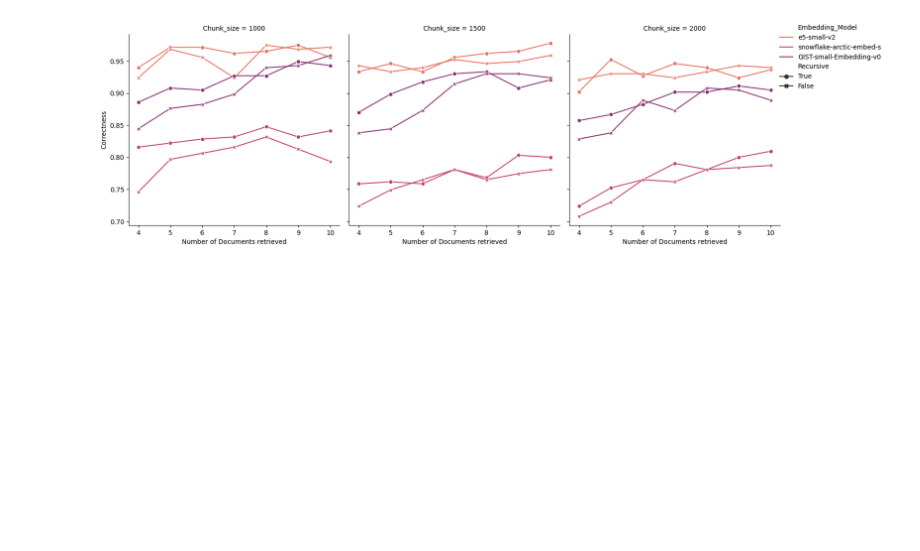
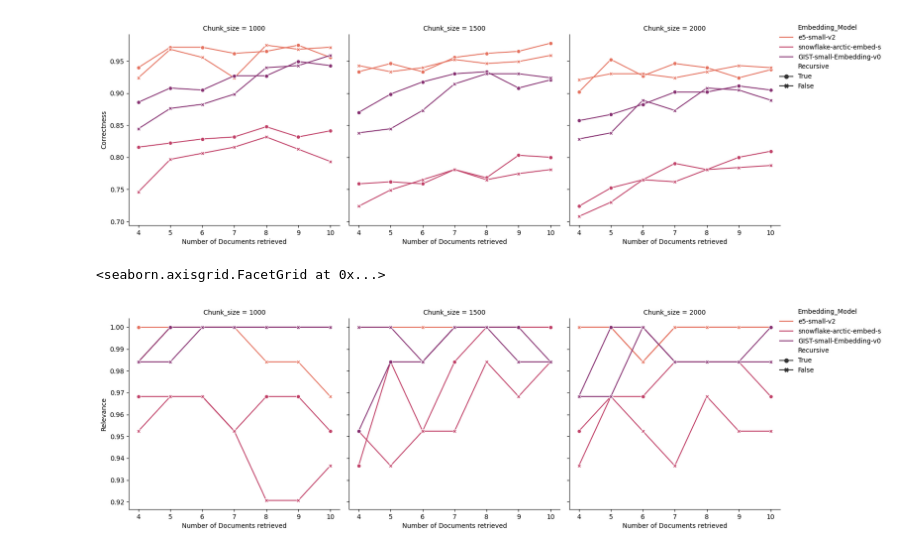
Before and after one commit to antparleo/RAG, a Jupyter notebook: 03_plots.ipynb, the cells around one changed output. Drawn from its saved outputs; the diff is of its cells as text; code cells hidden in the pictures; blank space fills up the shorter version.

Commit message:
Evaluation through LLM finished

```diff
--- a/03_plots.ipynb
+++ b/03_plots.ipynb
@@ -10,21 +11,17 @@ import seaborn as sns
 # %%
-outputs = []
-for file in glob.glob("./output/*.json"):
-    output = pd.DataFrame(json.load(open(file, "r")))
-    output["settings"] = file
-    outputs.append(output)
-result = pd.concat(outputs)
+with open("./evaluation/evaluation_final.pkl","rb") as f:
+        list_dataframes = pkl.load(f)
 # %%
 toplots = []
-for subset in outputs:
-    toplot = subset.loc[:,['test_settings','eval_score_gemini-2.0-flash']]
+for subset in list_dataframes:
+    toplot = subset.loc[:,['test_settings','eval_score_gemini-2.0-flash','Relevance','Correctness','Groundedness','Retrieval']]
     values = [toplot.test_settings[0].split('_')[i] for i in [1,3,6,7,9]]
     toplot2 = {"Chunk_size": np.repeat(values[0], toplot.shape[0]),
     "LLM_model":np.repeat(values[1], toplot.shape[0]),
     "Embedding_Model":np.repeat(re.sub(r'recursive','',values[2]),toplot.shape[0]),
     "Recursive":np.repeat(values[3], toplot.shape[0]),
     "NumberofDocuments":np.repeat(values[4], toplot.shape[0])}
-    toplots.append(pd.concat([pd.DataFrame(toplot2), toplot['eval_score_gemini-2.0-flash']], axis=1))
+    toplots.append(pd.concat([pd.DataFrame(toplot2), toplot.loc[:,['eval_score_gemini-2.0-flash','Relevance','Correctness','Groundedness','Retrieval']]], axis=1))
 toplot_final = pd.concat(toplots)
 # %% [markdown]
 ### LinePlot
@@ -56,3 +53,10 @@ ax.set(xlabel='Number of Documents retrieved', ylabel='Correctness')
 # %% [output]
 <seaborn.axisgrid.FacetGrid at 0x...>
 [figure]
+# %%
+ax = sns.relplot(data=toplot_final, x ="NumberofDocuments", y="Relevance", hue="Embedding_Model", errorbar=None, style= "Recursive", markers=True, dashes=False, palette="flare", col="Chunk_size", kind="line")
+sns.move_legend(ax, "upper left", bbox_to_anchor=(0.85, 1))
+ax.set(xlabel='Number of Documents retrieved', ylabel='Relevance')
+# %% [output]
+<seaborn.axisgrid.FacetGrid at 0x...>
+[figure, added]
```
Also changed, not shown: parts of 5 cells of this notebook, 4 other files.
